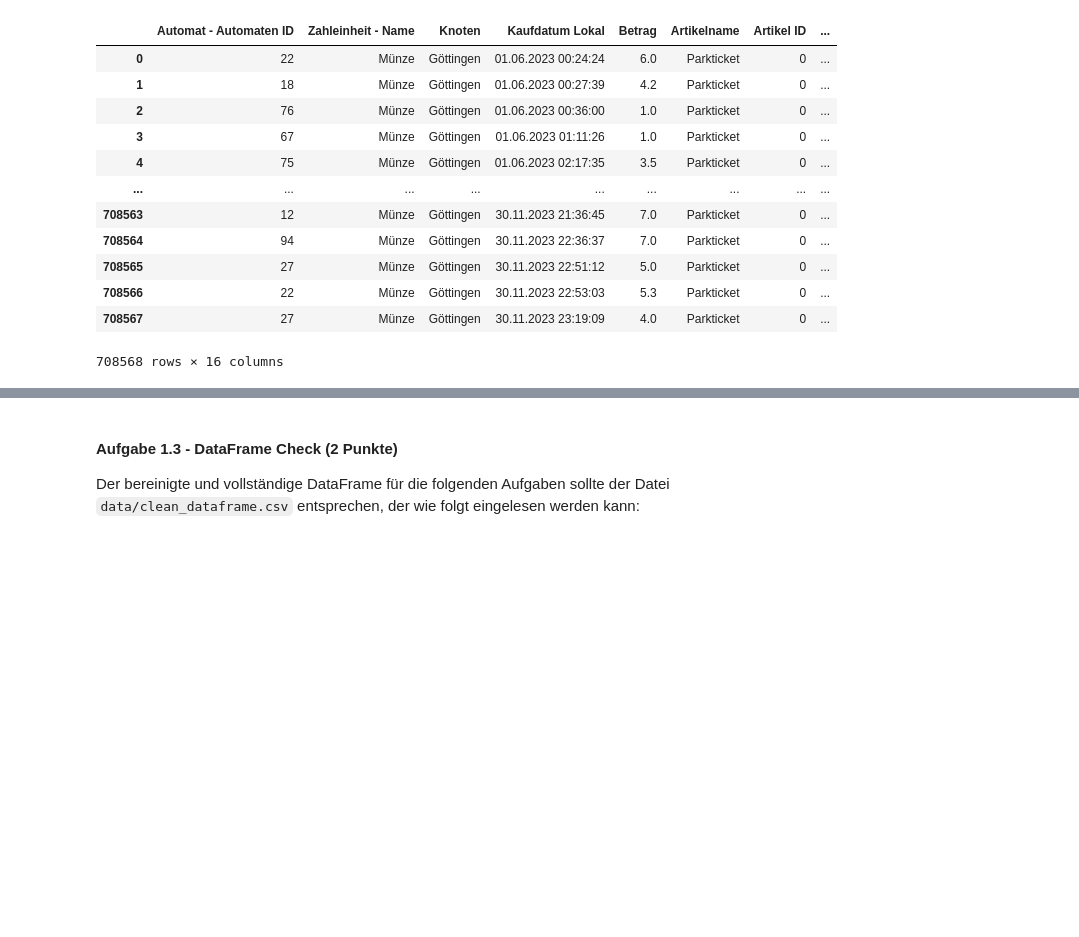
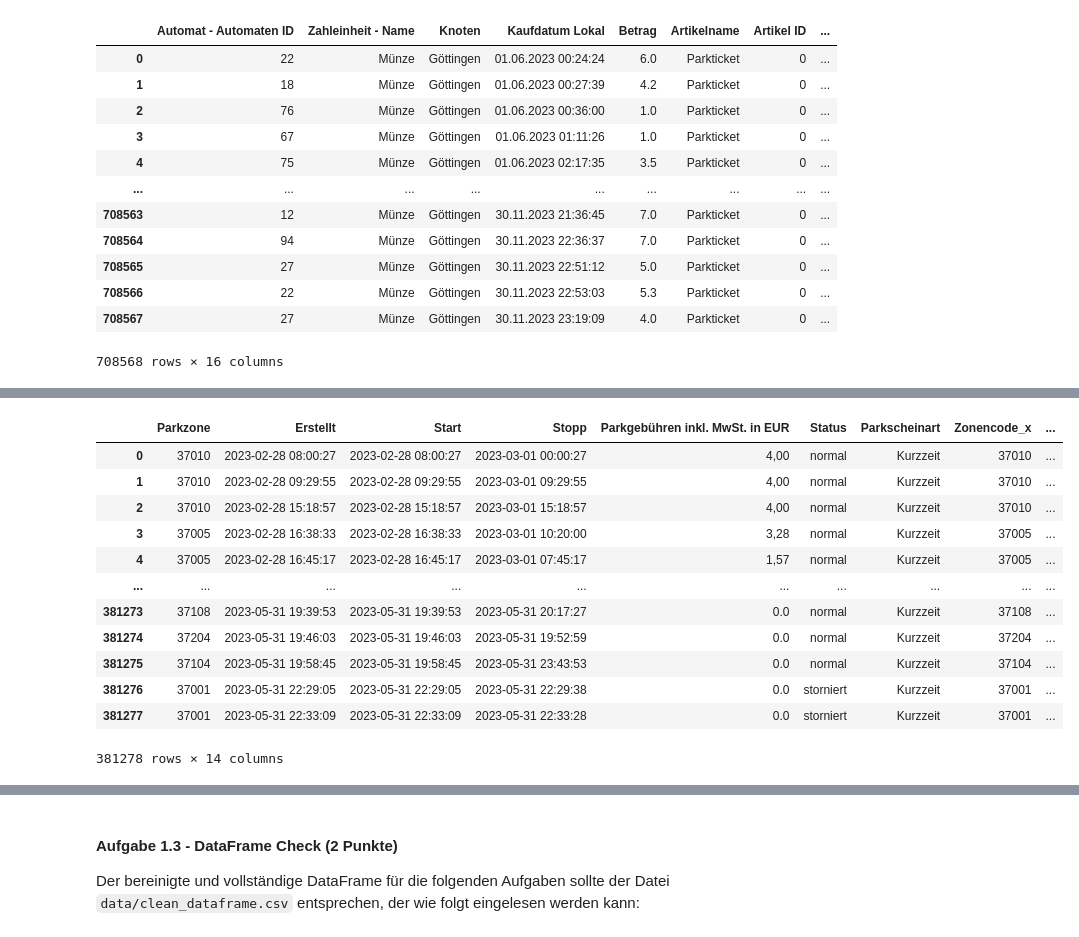
Before and after one commit to dfgsteam/data-science_basics, a Jupyter notebook: exam/exam_de.ipynb, the cells around one changed output, grey strips where cells are left out. Cells and saved outputs as stored; diff of their text form; code cells hidden in the pictures; blank space fills up the shorter version.

```diff
--- a/exam/exam_de.ipynb
+++ b/exam/exam_de.ipynb
@@ -314,0 +338,18 @@ automaten_df
+# %%
+merged_df = pd.merge(app_df, parkzone_info_df, left_on='Parkzone', right_on='Zonencode', how='inner')
+
+merged_df
+# %% [output]
+|  | Parkzone | Erstellt | Start | Stopp | Parkgebühren inkl. MwSt. in EUR | Status | Parkscheinart | Zonencode_x | ... |
+| 0 | 37010 | 2023-02-28 08:00:27 | 2023-02-28 08:00:27 | 2023-03-01 00:00:27 | 4,00 | normal | Kurzzeit | 37010 | ... |
+| 1 | 37010 | 2023-02-28 09:29:55 | 2023-02-28 09:29:55 | 2023-03-01 09:29:55 | 4,00 | normal | Kurzzeit | 37010 | ... |
+| 2 | 37010 | 2023-02-28 15:18:57 | 2023-02-28 15:18:57 | 2023-03-01 15:18:57 | 4,00 | normal | Kurzzeit | 37010 | ... |
+| 3 | 37005 | 2023-02-28 16:38:33 | 2023-02-28 16:38:33 | 2023-03-01 10:20:00 | 3,28 | normal | Kurzzeit | 37005 | ... |
+| 4 | 37005 | 2023-02-28 16:45:17 | 2023-02-28 16:45:17 | 2023-03-01 07:45:17 | 1,57 | normal | Kurzzeit | 37005 | ... |
+| ... | ... | ... | ... | ... | ... | ... | ... | ... | ... |
+| 381273 | 37108 | 2023-05-31 19:39:53 | 2023-05-31 19:39:53 | 2023-05-31 20:17:27 | 0.0 | normal | Kurzzeit | 37108 | ... |
+| 381274 | 37204 | 2023-05-31 19:46:03 | 2023-05-31 19:46:03 | 2023-05-31 19:52:59 | 0.0 | normal | Kurzzeit | 37204 | ... |
+| 381275 | 37104 | 2023-05-31 19:58:45 | 2023-05-31 19:58:45 | 2023-05-31 23:43:53 | 0.0 | normal | Kurzzeit | 37104 | ... |
+| 381276 | 37001 | 2023-05-31 22:29:05 | 2023-05-31 22:29:05 | 2023-05-31 22:29:38 | 0.0 | storniert | Kurzzeit | 37001 | ... |
+| 381277 | 37001 | 2023-05-31 22:33:09 | 2023-05-31 22:33:09 | 2023-05-31 22:33:28 | 0.0 | storniert | Kurzzeit | 37001 | ... |
+381278 rows × 14 columns
```
Also changed, not shown: parts of 23 cells of this notebook, 3 other files.
